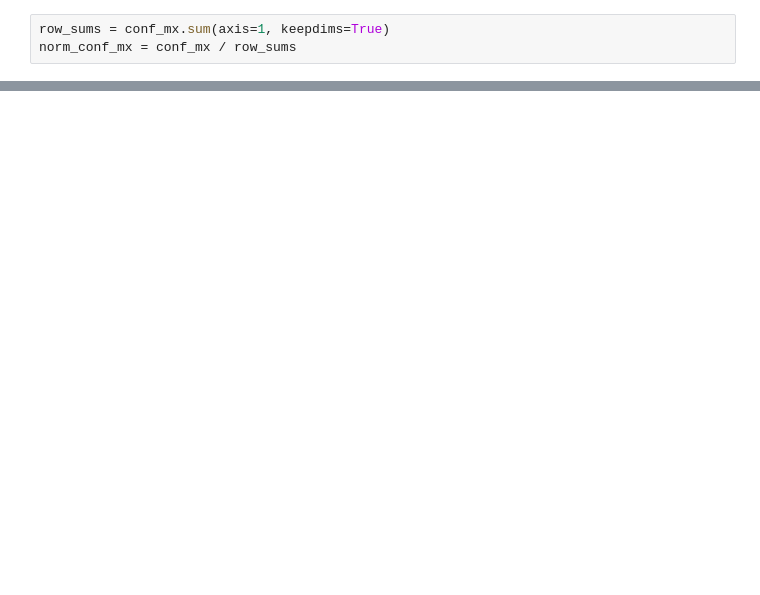
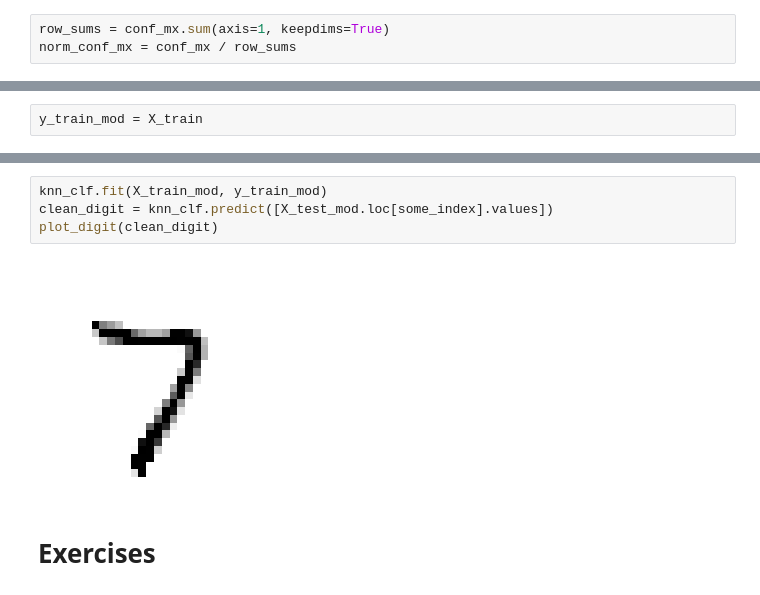
Before and after one commit to souzajvp/hands-on-ML, a Jupyter notebook: Chapter 3 - Classification.ipynb, the cells around one changed output, grey strips where cells are left out. Cells and saved outputs as stored; diff of their text form; blank space fills up the shorter version.

```diff
--- a/Chapter 3 - Classification.ipynb
+++ b/Chapter 3 - Classification.ipynb
@@ -580,0 +681,2 @@ plt.show()
+# %%
+y_train_mod = X_train
@@ -580,0 +703,8 @@ plt.show()
+# %%
+knn_clf.fit(X_train_mod, y_train_mod)
+clean_digit = knn_clf.predict([X_test_mod.loc[some_index].values])
+plot_digit(clean_digit)
+# %% [output]
+[figure, added]
+# %% [markdown]
+# Exercises
```
Also changed, not shown: parts of 48 cells of this notebook.
